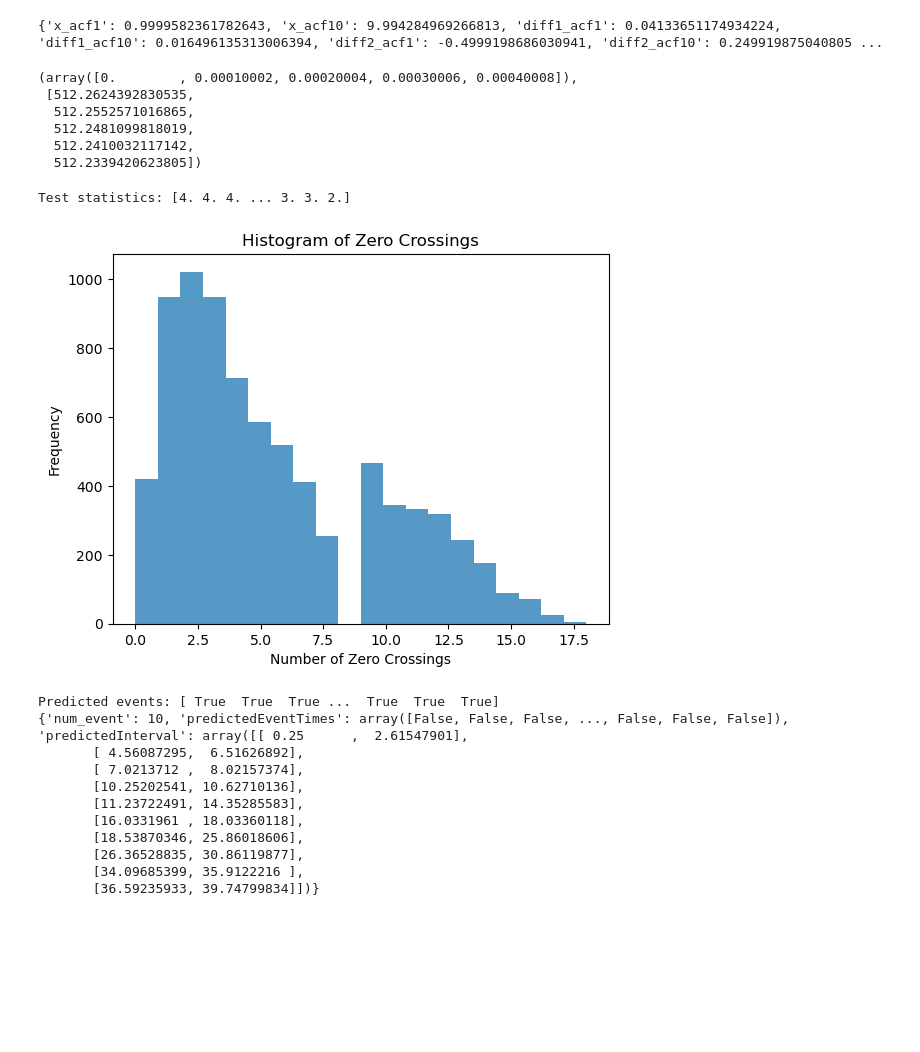
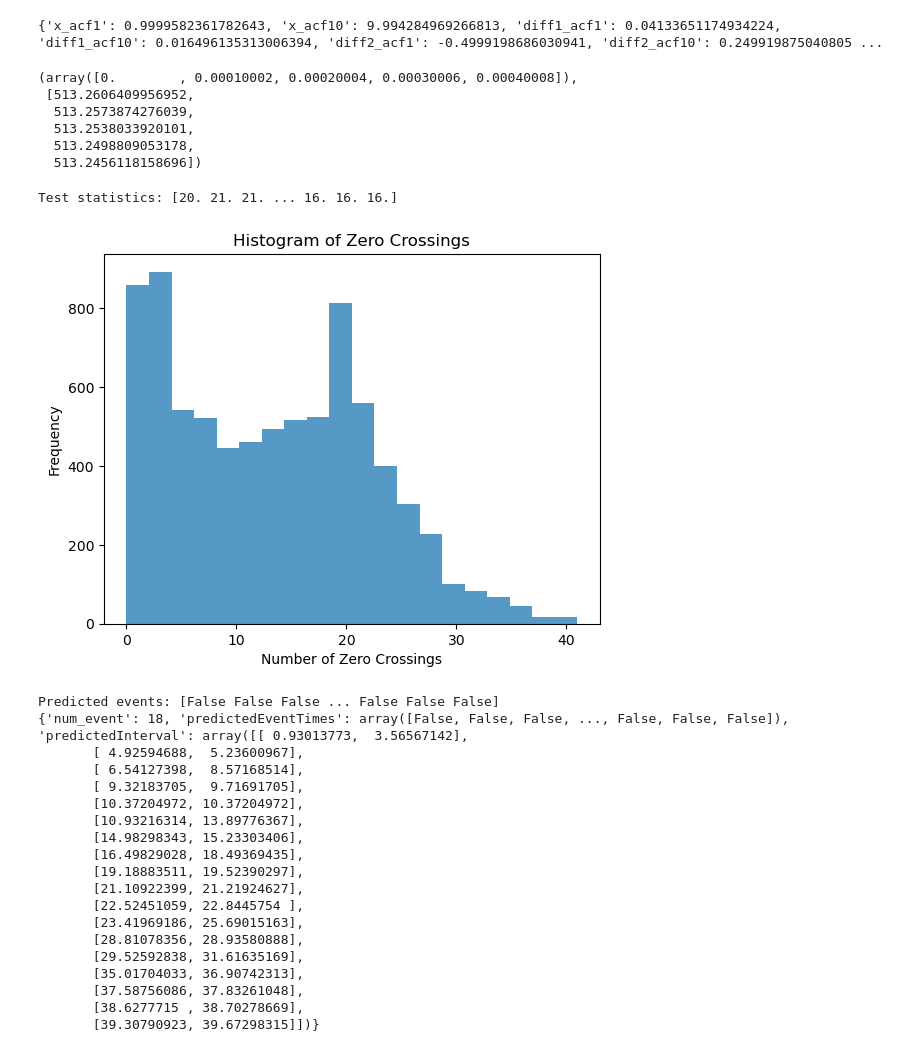
Before and after one commit to edward-ji/eyePlay, a Jupyter notebook: analysis/zc_event_classifier1.ipynb, the cells around one changed output. Drawn from its saved outputs; the diff is of its cells as text; code cells hidden in the pictures; blank space fills up the shorter version.

```diff
--- a/analysis/zc_event_classifier1.ipynb
+++ b/analysis/zc_event_classifier1.ipynb
@@ -12,7 +12,7 @@
 # %%
 import numpy as np
 
-file_path = 'data/40secondlookrightlaps.csv'
+file_path = 'data/week8/40 Second Data/1504lookright40seconds.csv'
 
 with open(file_path, 'r') as file:
     csv_content = file.readlines()
@@ -26,15 +26,15 @@ amp_array = np.array(amp)
 time[:5], amp[:5]
 # %% [output]
 (array([0.        , 0.00010002, 0.00020004, 0.00030006, 0.00040008]),
- [512.2624392830535,
-  512.2552571016865,
-  512.2481099818019,
-  512.2410032117142,
-  512.2339420623805])
+ [513.2606409956952,
+  513.2573874276039,
+  513.2538033920101,
+  513.2498809053178,
+  513.2456118158696])
 # %%
 import matplotlib.pyplot as plt
 
-def eye_movement_ZC(Y, time, windowSize=0.5, thresholdEvents=7, downSampleRate=50):
+def eye_movement_ZC(Y, time, windowSize=0.5, percentile=45, downSampleRate=50):
 
     time_max = time.max()
     ind = np.where(time <= time_max - windowSize)[0][-1]
@@ -53,6 +53,7 @@ def eye_movement_ZC(Y, time, windowSize=0.5, thresholdEvents=7, downSampleRate=5
         zero_crossings = np.sum(np.diff(np.sign(Y_subset)) != 0)
         testStat[i] = zero_crossings
 
+    thresholdEvents = np.percentile(testStat, percentile)
     predictedEvent = testStat < thresholdEvents
     eventTimes = timeMiddle[predictedEvent]
 
@@ -64,46 +65,54 @@ def eye_movement_ZC(Y, time, windowSize=0.5, thresholdEvents=7, downSampleRate=5
     plt.show()
     print("Predicted events:", predictedEvent)
 
 
     gaps = np.where(np.diff(eventTimes) > windowSize)[0]
     event_time_interval = [eventTimes[0]]
 
     for gap in gaps:
         event_time_interval.extend([eventTimes[gap], eventTimes[gap+1]])
 
     event_time_interval.append(eventTimes[-1])
     event_time_interval = np.array(event_time_interval).reshape(-1, 2)
 
     predictedEventTimes = np.zeros(len(Y), dtype=bool)
     for start, end in event_time_interval:
         predictedEventTimes[(time >= start) & (time <= end)] = True
 
     num_event = len(gaps) + 1
 
 
     return {
         'num_event': num_event,
         'predictedEventTimes': predictedEventTimes,
         'predictedInterval': event_time_interval
     }
 
 testSta = []
 eye_movement_results = eye_movement_ZC(amp, time)
 print(eye_movement_results)
 # %% [output]
-Test statistics: [4. 4. 4. ... 3. 3. 2.]
+Test statistics: [20. 21. 21. ... 16. 16. 16.]
-[figure, old version]
+[figure, new version]
-Predicted events: [ True  True  True ...  True  True  True]
-{'num_event': 10, 'predictedEventTimes': array([False, False, False, ..., False, False, False]), 'predictedInterval': array([[ 0.25      ,  2.61547901],
-       [ 4.56087295,  6.51626892],
-       [ 7.0213712 ,  8.02157374],
-       [10.25202541, 10.62710136],
-       [11.23722491, 14.35285583],
-       [16.0331961 , 18.03360118],
-       [18.53870346, 25.86018606],
-       [26.36528835, 30.86119877],
-       [34.09685399, 35.9122216 ],
-       [36.59235933, 39.74799834]])}
+Predicted events: [False False False ... False False False]
+{'num_event': 18, 'predictedEventTimes': array([False, False, False, ..., False, False, False]), 'predictedInterval': array([[ 0.93013773,  3.56567142],
+       [ 4.92594688,  5.23600967],
+       [ 6.54127398,  8.57168514],
+       [ 9.32183705,  9.71691705],
+       [10.37204972, 10.37204972],
+       [10.93216314, 13.89776367],
+       [14.98298343, 15.23303406],
+       [16.49829028, 18.49369435],
+       [19.18883511, 19.52390297],
+       [21.10922399, 21.21924627],
+       [22.52451059, 22.8445754 ],
+       [23.41969186, 25.69015163],
+       [28.81078356, 28.93580888],
+       [29.52592838, 31.61635169],
+       [35.01704033, 36.90742313],
+       [37.58756086, 37.83261048],
+       [38.6277715 , 38.70278669],
+       [39.30790923, 39.67298315]])}
 # %%
 plt.figure(figsize=(12, 4))
 plt.plot(time, amp)
```
Also changed, not shown: parts of 5 cells of this notebook.
